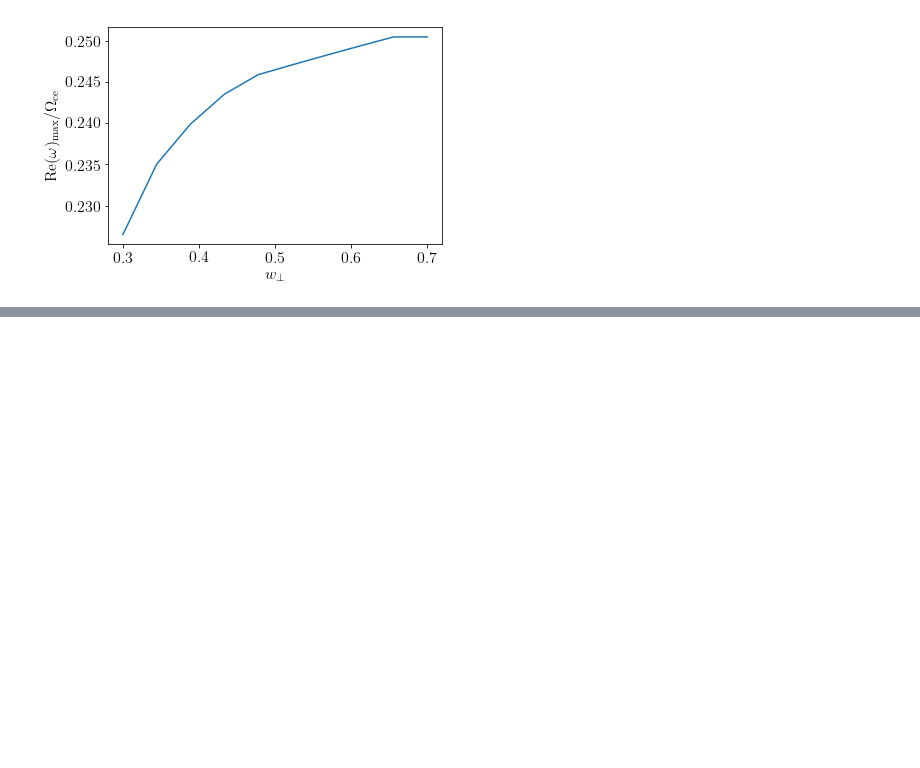
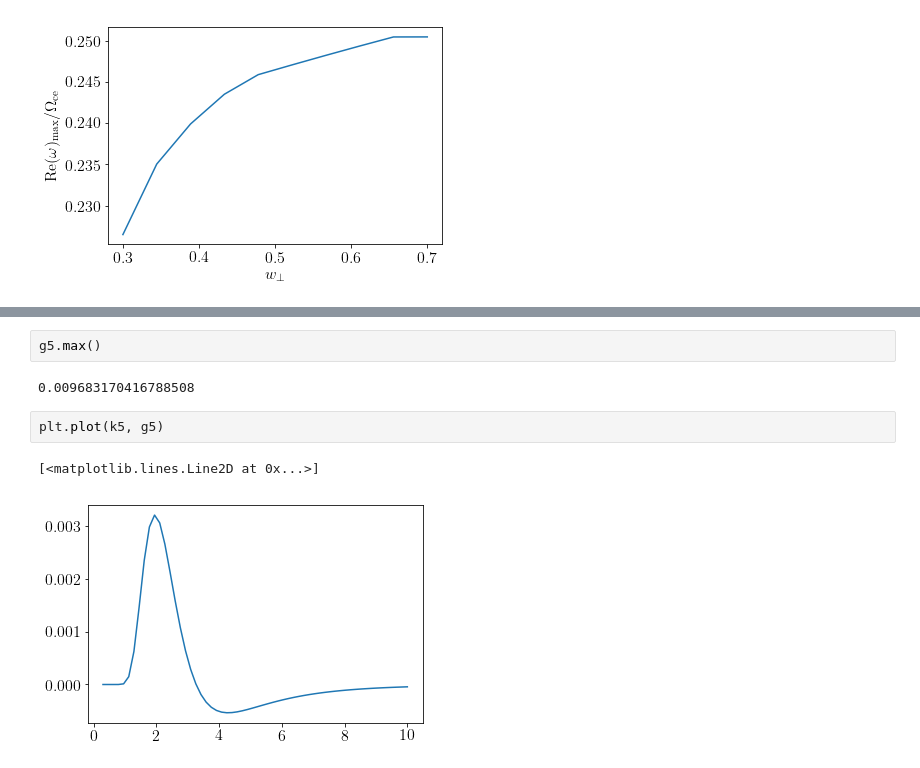
Before and after one commit to ratnania/mhd, a Jupyter notebook: 02_HybridModelling/11_DispersionRelations.ipynb, the cells around one changed output, grey strips where cells are left out. Saved outputs shown, nothing was run; the diff lists cells and outputs as text; blank space fills up the shorter version.

```diff
--- a/02_HybridModelling/11_DispersionRelations.ipynb
+++ b/02_HybridModelling/11_DispersionRelations.ipynb
@@ -402,0 +478,9 @@ Text(0,0.5,'$\\mathrm{Re}(\\omega)_\\mathrm{max} / \\Omega_\\mathrm{ce}$')
+# %%
+g5.max()
+# %% [output]
+0.009683170416788508
+# %%
+plt.plot(k5, g5)
+# %% [output]
+[<matplotlib.lines.Line2D at 0x...>]
+[figure, added]
```
Also changed, not shown: parts of 13 cells of this notebook, 9 other files.
